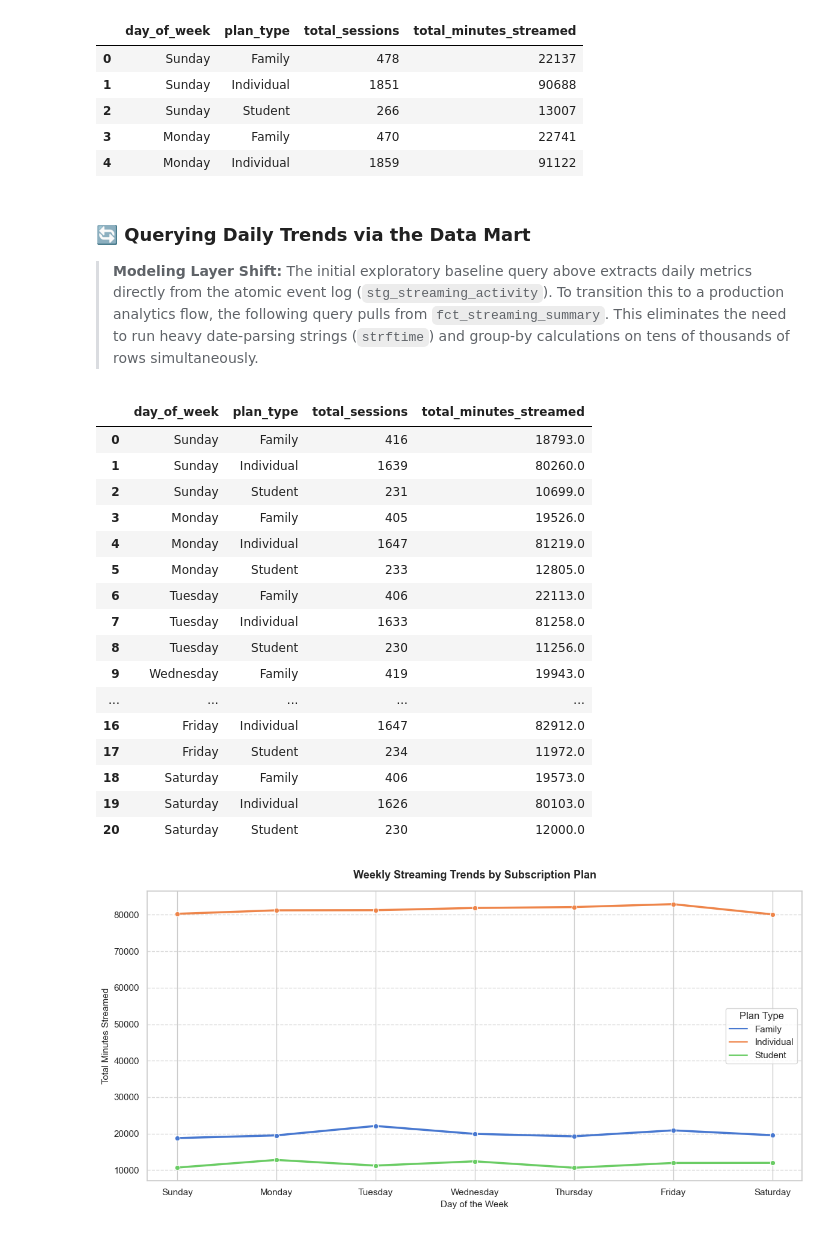
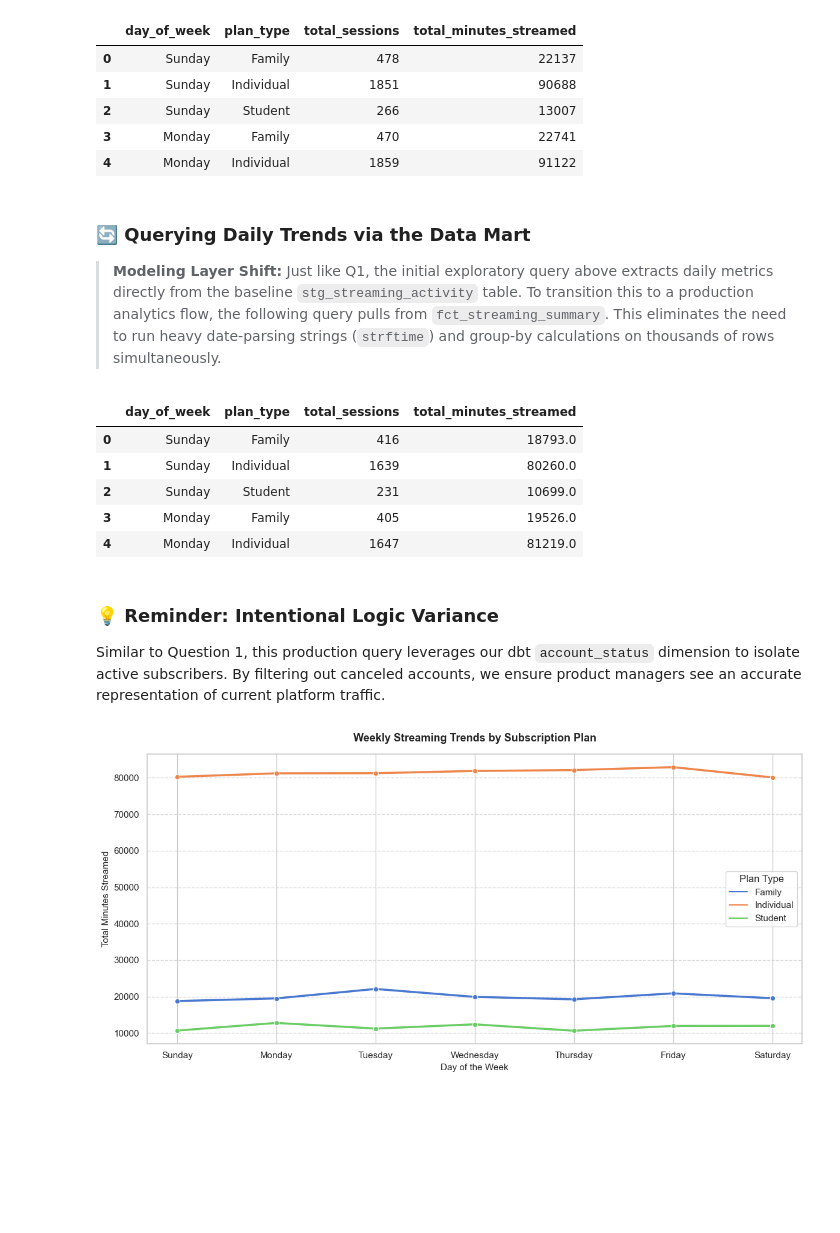
Before and after one commit to olsenwuuu/youtube-premium-analytics-pipeline, a Jupyter notebook: notebooks/03_product_analysis.ipynb, the cells around one changed output. Saved outputs shown, nothing was run; the diff lists cells and outputs as text; code cells hidden in the pictures; blank space fills up the shorter version.

```diff
--- a/notebooks/03_product_analysis.ipynb
+++ b/notebooks/03_product_analysis.ipynb
@@ -151,49 +151,42 @@ display(df_daily_trend.head())
 # %% [markdown]
 ### 🔄 Querying Daily Trends via the Data Mart
 
-> **Modeling Layer Shift:** The initial exploratory baseline query above extracts daily metrics directly from the atomic event log (`stg_streaming_activity`). To transition this to a production analytics flow, the following query pulls from `fct_streaming_summary`. This eliminates the need to run heavy date-parsing strings (`strftime`) and group-by calculations on tens of thousands of rows simultaneously.
+> **Modeling Layer Shift:** Just like Q1, the initial exploratory query above extracts daily metrics directly from the baseline `stg_streaming_activity` table. To transition this to a production analytics flow, the following query pulls from `fct_streaming_summary`. This eliminates the need to run heavy date-parsing strings (`strftime`) and group-by calculations on thousands of rows simultaneously.
 # %%
 # Query production data mart for daily activity trends by plan type
 q2_query = """
 SELECT
     CASE CAST(strftime('%w', activity_date) AS INT)
         WHEN 0 THEN 'Sunday'
         WHEN 1 THEN 'Monday'
         WHEN 2 THEN 'Tuesday'
         WHEN 3 THEN 'Wednesday'
         WHEN 4 THEN 'Thursday'
         WHEN 5 THEN 'Friday'
         WHEN 6 THEN 'Saturday'
     END AS day_of_week,
     plan_type,
     SUM(total_streaming_sessions) AS total_sessions,
     SUM(total_minutes_streamed) AS total_minutes_streamed
 FROM fct_streaming_summary
 WHERE account_status = 'Active'
 GROUP BY strftime('%w', activity_date), plan_type
 ORDER BY strftime('%w', activity_date)
 """
 
 df_q2 = pd.read_sql_query(q2_query, conn)
-display(df_q2.head(21))
+display(df_q2.head())
 # %% [output]
 |  | day_of_week | plan_type | total_sessions | total_minutes_streamed |
 | 0 | Sunday | Family | 416 | 18793.0 |
 | 1 | Sunday | Individual | 1639 | 80260.0 |
 | 2 | Sunday | Student | 231 | 10699.0 |
 | 3 | Monday | Family | 405 | 19526.0 |
 | 4 | Monday | Individual | 1647 | 81219.0 |
-| 5 | Monday | Student | 233 | 12805.0 |
-| 6 | Tuesday | Family | 406 | 22113.0 |
-| 7 | Tuesday | Individual | 1633 | 81258.0 |
-| 8 | Tuesday | Student | 230 | 11256.0 |
-| 9 | Wednesday | Family | 419 | 19943.0 |
-| ... | ... | ... | ... | ... |
-| 16 | Friday | Individual | 1647 | 82912.0 |
-| 17 | Friday | Student | 234 | 11972.0 |
-| 18 | Saturday | Family | 406 | 19573.0 |
-| 19 | Saturday | Individual | 1626 | 80103.0 |
-| 20 | Saturday | Student | 230 | 12000.0 |
+# %% [markdown]
+### 💡 Reminder: Intentional Logic Variance
+
+Similar to Question 1, this production query leverages our dbt `account_status` dimension to isolate active subscribers. By filtering out canceled accounts, we ensure product managers see an accurate representation of current platform traffic.
 # %%
 # Set up a wide frame to clearly map out a 7-day week
 plt.figure(figsize=(12, 6))
```
Also changed, not shown: parts of 10 cells of this notebook, 10 other files.
